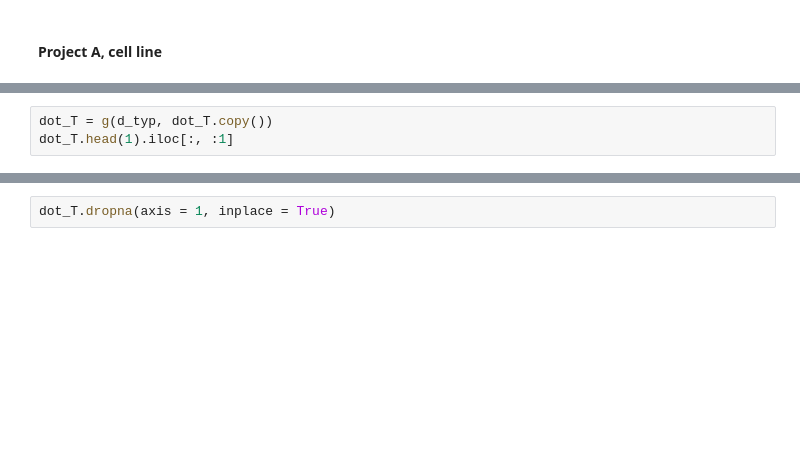
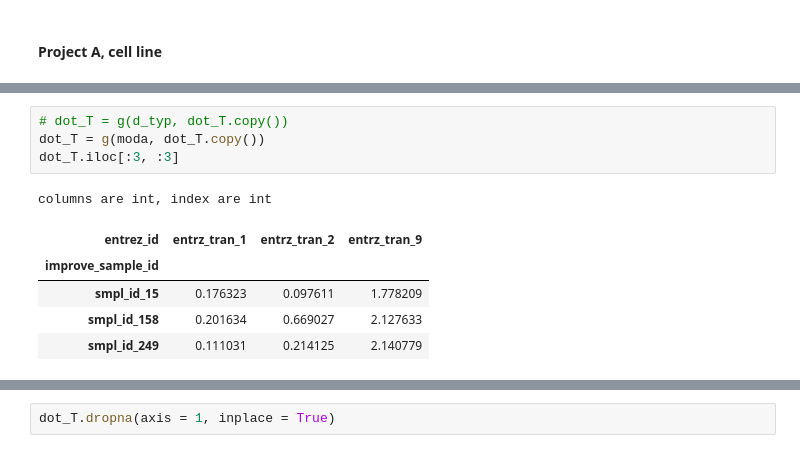
Before and after one commit to briankarlberg/mdl-sys-bnchmrk, a Jupyter notebook: code/dta_ldr.ipynb, the cells around one changed output, grey strips where cells are left out. Drawn from its saved outputs; the diff is of its cells as text; blank space fills up the shorter version.

```diff
--- a/code/dta_ldr.ipynb
+++ b/code/dta_ldr.ipynb
@@ -222,5 +273,13 @@ d_typ
 # %%
-dot_T = g(d_typ, dot_T.copy())
-dot_T.head(1).iloc[:, :1]
+# dot_T = g(d_typ, dot_T.copy())
+dot_T = g(moda, dot_T.copy())
+dot_T.iloc[:3, :3]
+# %% [output]
+columns are int, index are int
+| entrez_id | entrz_tran_1 | entrz_tran_2 | entrz_tran_9 |
+| improve_sample_id |  |  |  |
+| smpl_id_15 | 0.176323 | 0.097611 | 1.778209 |
+| smpl_id_158 | 0.201634 | 0.669027 | 2.127633 |
+| smpl_id_249 | 0.111031 | 0.214125 | 2.140779 |
 # %%
 dot_T.shape
```
Also changed, not shown: parts of 104 cells of this notebook.
